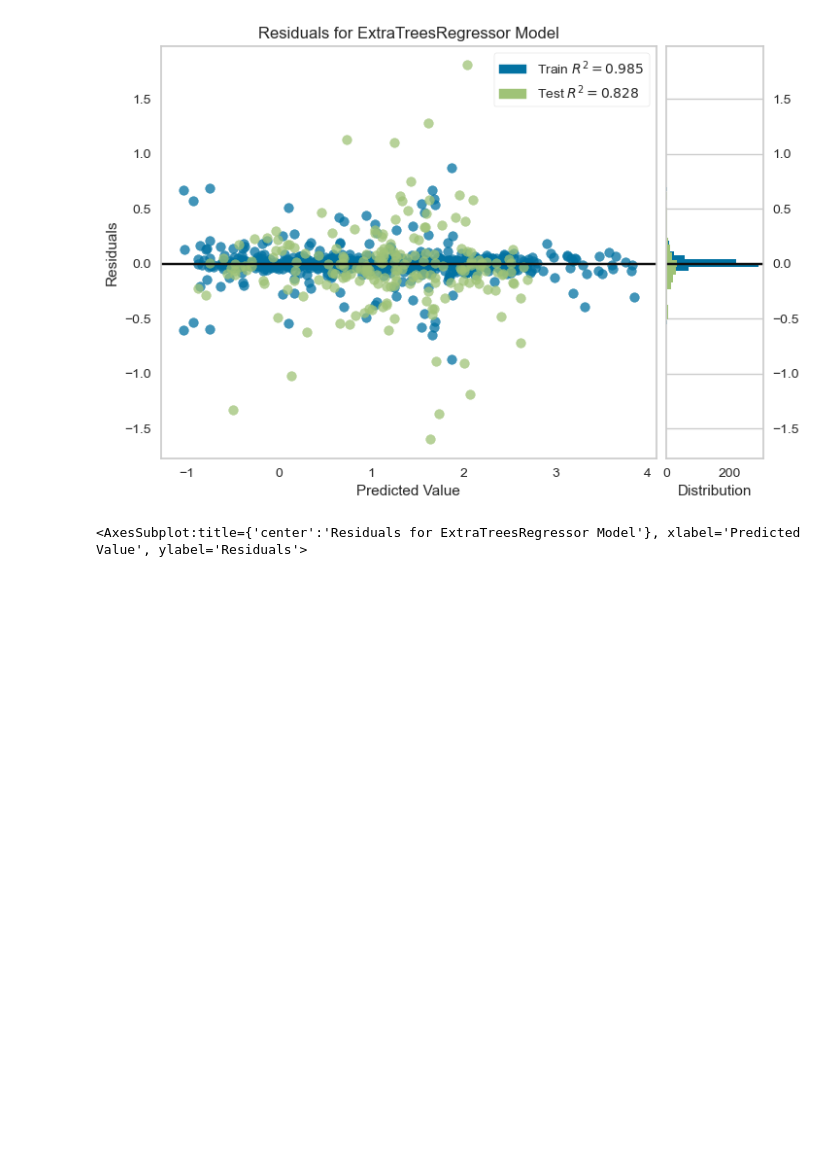
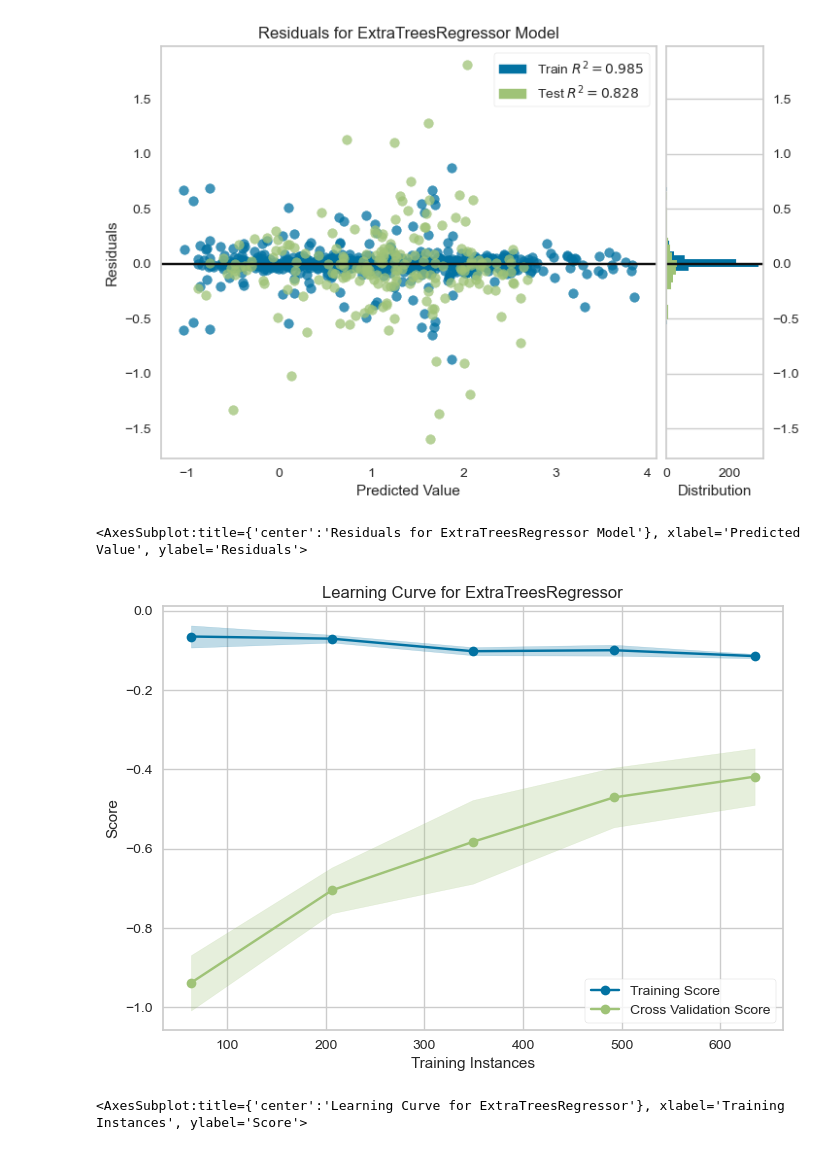
Before and after one commit to dmulysses/ml-regression-pkbhx, a Jupyter notebook: ml-regression-pkbhx.ipynb, the cells around one changed output. Drawn from its saved outputs; the diff is of its cells as text; code cells hidden in the pictures; blank space fills up the shorter version.

```diff
--- a/ml-regression-pkbhx.ipynb
+++ b/ml-regression-pkbhx.ipynb
@@ -429,6 +427,16 @@ res_visualizer.show()
 # %% [output]
 [figure]
 <AxesSubplot:title={'center':'Residuals for ExtraTreesRegressor Model'}, xlabel='Predicted Value', ylabel='Residuals'>
+# %%
+from yellowbrick.model_selection import LearningCurve
+
+visualizer = LearningCurve(exported_pipeline, scoring=rmse_scorer)
+
+visualizer.fit(X_train.values, y_train)        # Fit the data to the visualizer
+visualizer.show()           # Finalize and render the figure
+# %% [output]
+[figure, added]
+<AxesSubplot:title={'center':'Learning Curve for ExtraTreesRegressor'}, xlabel='Training Instances', ylabel='Score'>
 # %%
 y_hat.columns = ['pkbhx']
 # %%
```
Also changed, not shown: parts of 3 cells of this notebook.
